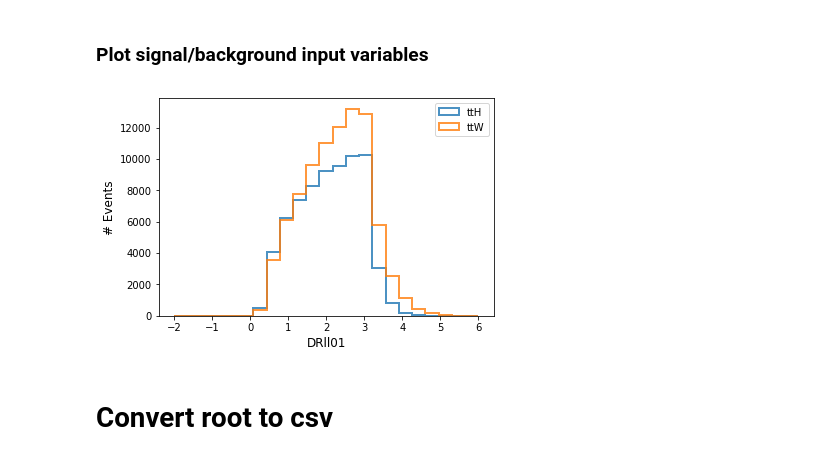
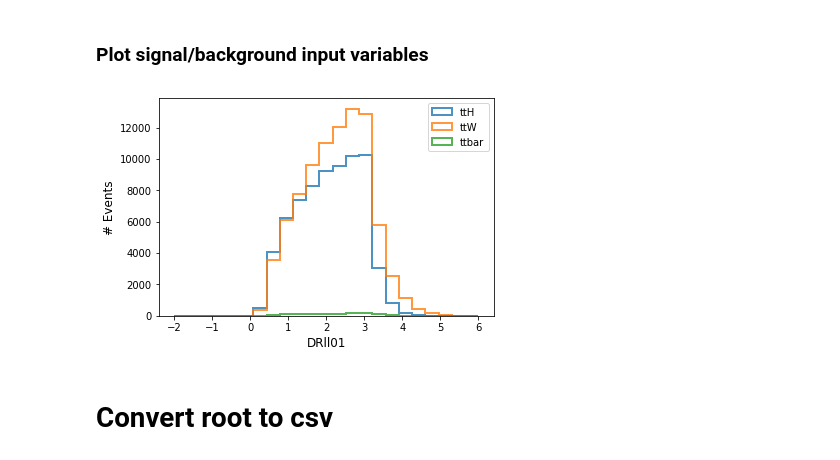
Before and after one commit to grevtsovkirill/tthml_perf, a Jupyter notebook: format_change/access_root.ipynb, the cells around one changed output. Saved outputs shown, nothing was run; the diff lists cells and outputs as text; code cells hidden in the pictures.

Commit message:
add ttbar sample to format-conversion and plot

```diff
--- a/format_change/access_root.ipynb
+++ b/format_change/access_root.ipynb
@@ -15,6 +15,9 @@ ttH_df = ttH.pandas.df()
 
 ttW = uproot.open("../Files/skimmed/ttW.root")["nominal"]
 ttW_df = ttW.pandas.df()
+# %%
+ttbar = uproot.open("../Files/skimmed/ttbar.root")["nominal"]
+ttbar_df = ttbar.pandas.df()
 # %%
 ttW_comp_check = uproot.open("../Files/skimmed/ttW.root")["nominal"]
 ttW_comp_check_df = ttW_comp_check.pandas.df().head(limitNumberOfEvents)
@@ -49,24 +52,29 @@ ttH_df.head()
 # %%
 var='DRll01'
 binning = {"DRll01": np.linspace(-2, 6, 24),
                "max_eta": np.linspace(0, 2.5, 26)}
 plt.hist(ttH_df[var], binning[var], histtype='step',
          label=["ttH"],
          stacked=False,
          fill=False,
          linewidth=2, alpha=0.8)
 plt.hist(ttW_df[var], binning[var], histtype='step',
          label=["ttW"],
          stacked=False,
          fill=False,
          linewidth=2, alpha=0.8)
+plt.hist(ttbar_df[var], binning[var], histtype='step',
+         label=["ttbar"],
+         stacked=False,
+         fill=False,
+         linewidth=2, alpha=0.8)
 plt.xlabel(var,fontsize=12)
 plt.ylabel('# Events',fontsize=12)
 #plt.yscale('log')
 plt.legend()
 plt.savefig("Plots/var.jpg", transparent=True)
 # %% [output]
-[figure, old version]
+[figure, new version]
 # %% [markdown]
 # Convert root to csv
 # %%
```
Also changed, not shown: parts of 1 cell of this notebook, 1 other file.
